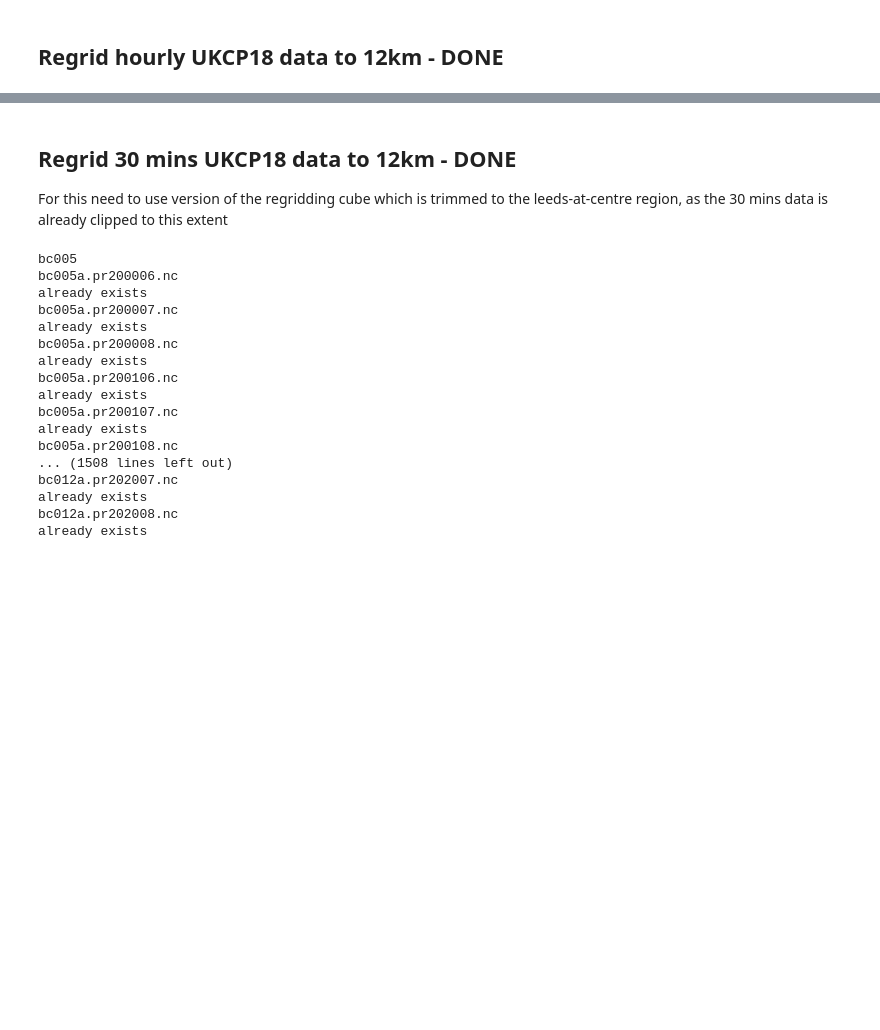
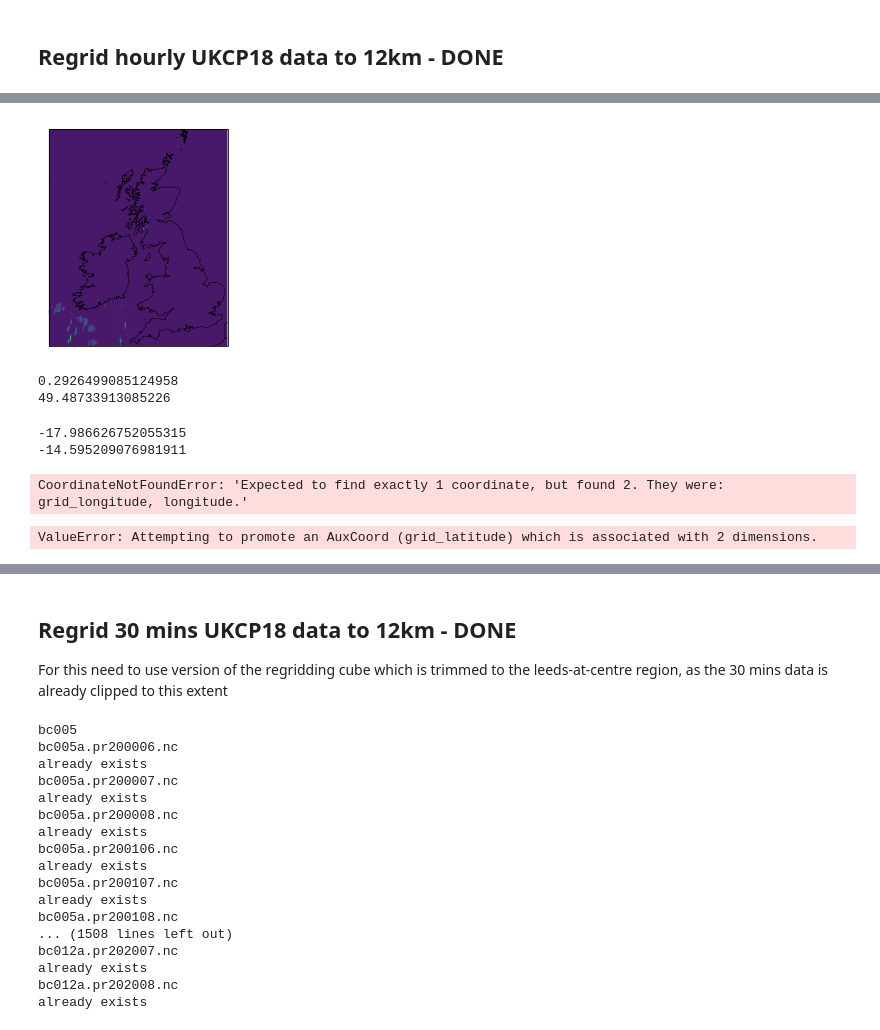
Before and after one commit to masher92/UKCP18, a Jupyter notebook: DataProcessing/Regridding/Regrid_to_12_and_2.2km.ipynb, the cells around one changed output, grey strips where cells are left out. Drawn from its saved outputs; the diff is of its cells as text; code cells hidden in the pictures; blank space fills up the shorter version.

Commit message:
testing regridding to wgs84

```diff
--- a/DataProcessing/Regridding/Regrid_to_12_and_2.2km.ipynb
+++ b/DataProcessing/Regridding/Regrid_to_12_and_2.2km.ipynb
@@ -33,7 +33,9 @@ from Regridding_functions import *
 # Create path to files containing functions
 sys.path.insert(0, root_fp + 'Scripts/GlobalFunctions')
 from Spatial_plotting_functions import *
-# from Spatial_geometry_functions import *
+from Spatial_geometry_functions import *
+
+gb_gdf = create_gb_outline({'init' :'epsg:3857'})
 
 # Load UKCP18 12km model data to use in regriddding
 file_model_12km=f'/nfs/a319/gy17m2a/PhD/datadir/UKCP18_hourly/12km/01/{yrs_range}/pr_rcp85_land-rcm_uk_12km_01_day_19801201-19901130.nc'
@@ -53 +55,3 @@ yrs_range = '2002_2020'
 # ems_hourly = ['04', '06', '07', '08', '09', '10', ]
+# %%
+cube = iris.load(f"/nfs/a319/gy17m2a/PhD/datadir/UKCP18_hourly/2.2km/05/1980_2001/pr_rcp85_land-cpm_uk_2.2km_05_1hr_19850801-19850830.nc")[0]
@@ -53,0 +99,45 @@ yrs_range = '2002_2020'
+# %%
+cube = trim_to_bbox_of_region_regriddedobs(cube, gb_gdf)
+cube_12km = trim_to_bbox_of_region_obs(cube_12km, gb_gdf)
+# %%
+iplt.contourf(cube[0,1,:,:])
+plt.gca().coastlines(resolution='10m', color='black', linewidth=0.5);
+# %% [output]
+[figure, added]
+# %%
+print(np.nanmin(cube_12km.coord('grid_latitude').points))
+print(np.nanmin(cube.coord('latitude').points))
+# %% [output]
+0.2926499085124958
+49.48733913085226
+# %%
+print(np.nanmin(cube_12km.coord('grid_longitude').points))
+print(np.nanmin(cube.coord('longitude').points))
+# %% [output]
+-17.986626752055315
+-14.595209076981911
+# %%
+import iris
+from iris.experimental.regrid import regrid_weighted_curvilinear_to_rectilinear
+
+# Load your curvilinear grid cube (source)
+curvilinear_cube = cube
+
+# Load or define your target rectilinear grid cube
+rectilinear_cube = cube_12km
+
+# Perform the regridding
+# regridded_cube = regrid_weighted_curvilinear_to_rectilinear(curvilinear_cube, rectilinear_cube)
+# Perform the regridding
+regridded_cube = regrid_weighted_curvilinear_to_rectilinear(cube,None, cube_12km)
+# %% [output]
+CoordinateNotFoundError: 'Expected to find exactly 1 coordinate, but found 2. They were: grid_longitude, longitude.'
+# %%
+import iris.util
+
+# Promote grid_latitude and grid_longitude to dimension coordinates
+cube_12km = iris.util.promote_aux_coord_to_dim_coord(cube_12km, 'grid_latitude')
+cube_12km = iris.util.promote_aux_coord_to_dim_coord(cube_12km, 'grid_longitude')
+cube_12km
+# %% [output]
+ValueError: Attempting to promote an AuxCoord (grid_latitude) which is associated with 2 dimensions.
```
Also changed, not shown: parts of 13 cells of this notebook, 3 other files.
